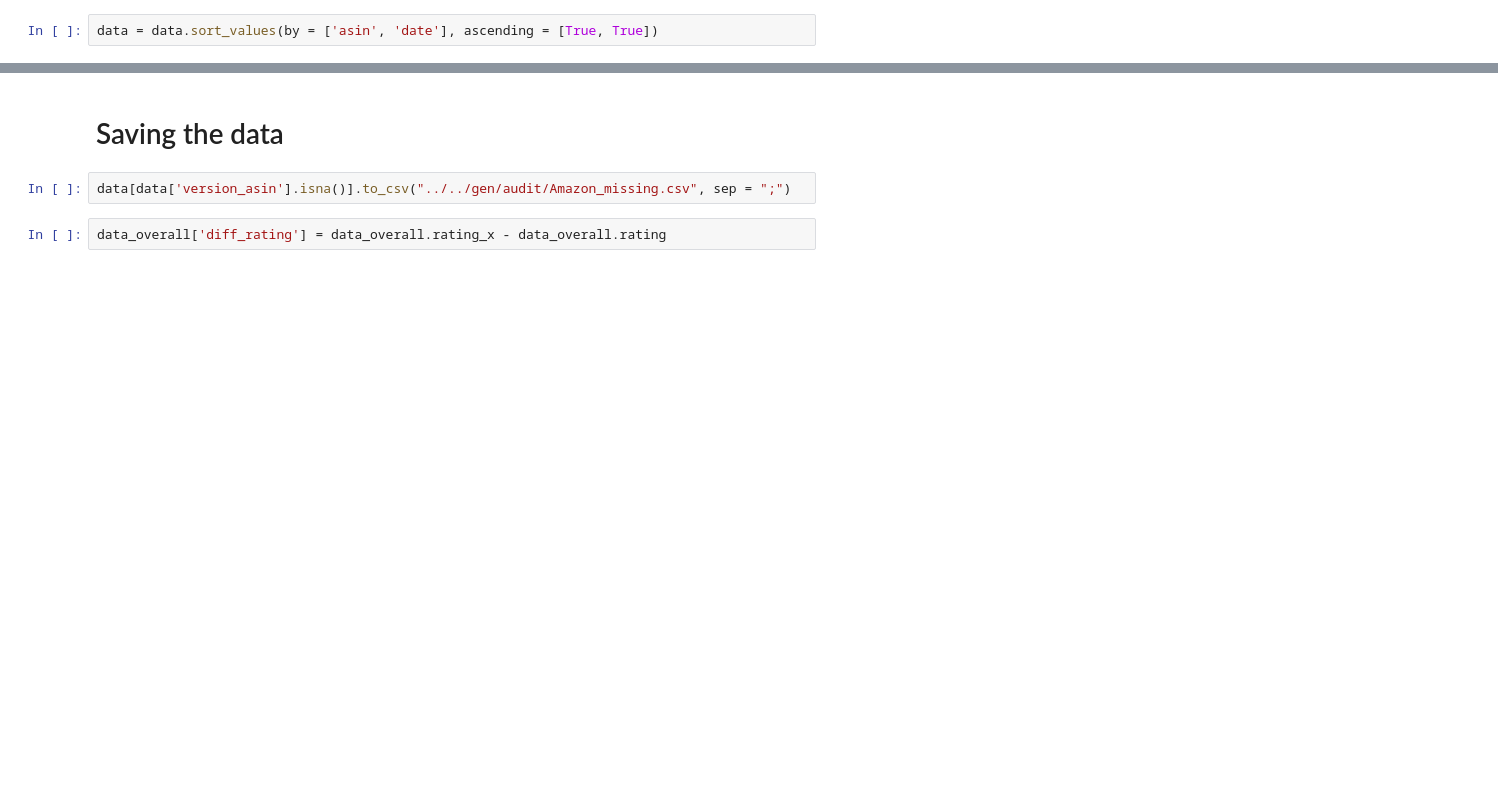
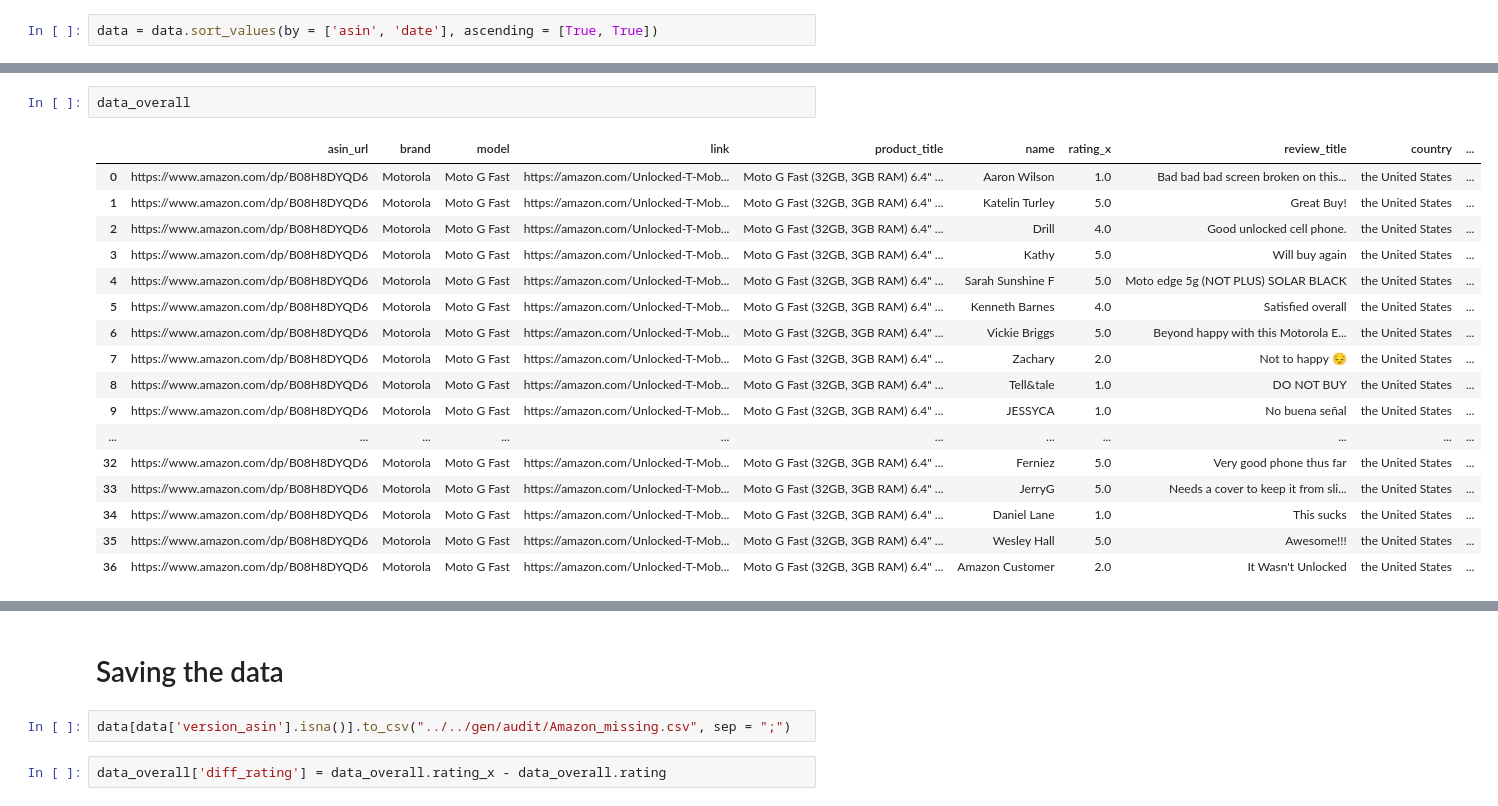
Before and after one commit to janvanderdoe/amazon_nfu, a Jupyter notebook: src/data-preparation/amazon_cleaning.ipynb, the cells around one changed output, grey strips where cells are left out. Cells and saved outputs as stored; diff of their text form; blank space fills up the shorter version.

```diff
--- a/src/data-preparation/amazon_cleaning.ipynb
+++ b/src/data-preparation/amazon_cleaning.ipynb
@@ -640 +1134,21 @@ Index(['asin_url', 'brand', 'model', 'link', 'product_title', 'name',
       dtype='object')
+# %%
+data_overall
+# %% [output]
+|  | asin_url | brand | model | link | product_title | name | rating_x | review_title | country | ... |
+| 0 | https://www.amazon.com/dp/B08H8DYQD6 | Motorola | Moto G Fast | https://amazon.com/Unlocked-T-Mob... | Moto G Fast (32GB, 3GB RAM) 6.4" ... | Aaron Wilson | 1.0 | Bad bad bad screen broken on this... | the United States | ... |
+| 1 | https://www.amazon.com/dp/B08H8DYQD6 | Motorola | Moto G Fast | https://amazon.com/Unlocked-T-Mob... | Moto G Fast (32GB, 3GB RAM) 6.4" ... | Katelin Turley | 5.0 | Great Buy! | the United States | ... |
+| 2 | https://www.amazon.com/dp/B08H8DYQD6 | Motorola | Moto G Fast | https://amazon.com/Unlocked-T-Mob... | Moto G Fast (32GB, 3GB RAM) 6.4" ... | Drill | 4.0 | Good unlocked cell phone. | the United States | ... |
+| 3 | https://www.amazon.com/dp/B08H8DYQD6 | Motorola | Moto G Fast | https://amazon.com/Unlocked-T-Mob... | Moto G Fast (32GB, 3GB RAM) 6.4" ... | Kathy | 5.0 | Will buy again | the United States | ... |
+| 4 | https://www.amazon.com/dp/B08H8DYQD6 | Motorola | Moto G Fast | https://amazon.com/Unlocked-T-Mob... | Moto G Fast (32GB, 3GB RAM) 6.4" ... | Sarah Sunshine F | 5.0 | Moto edge 5g (NOT PLUS) SOLAR BLACK | the United States | ... |
+| 5 | https://www.amazon.com/dp/B08H8DYQD6 | Motorola | Moto G Fast | https://amazon.com/Unlocked-T-Mob... | Moto G Fast (32GB, 3GB RAM) 6.4" ... | Kenneth Barnes | 4.0 | Satisfied overall | the United States | ... |
+| 6 | https://www.amazon.com/dp/B08H8DYQD6 | Motorola | Moto G Fast | https://amazon.com/Unlocked-T-Mob... | Moto G Fast (32GB, 3GB RAM) 6.4" ... | Vickie Briggs | 5.0 | Beyond happy with this Motorola E... | the United States | ... |
+| 7 | https://www.amazon.com/dp/B08H8DYQD6 | Motorola | Moto G Fast | https://amazon.com/Unlocked-T-Mob... | Moto G Fast (32GB, 3GB RAM) 6.4" ... | Zachary | 2.0 | Not to happy 😔 | the United States | ... |
+| 8 | https://www.amazon.com/dp/B08H8DYQD6 | Motorola | Moto G Fast | https://amazon.com/Unlocked-T-Mob... | Moto G Fast (32GB, 3GB RAM) 6.4" ... | Tell&tale | 1.0 | DO NOT BUY | the United States | ... |
+| 9 | https://www.amazon.com/dp/B08H8DYQD6 | Motorola | Moto G Fast | https://amazon.com/Unlocked-T-Mob... | Moto G Fast (32GB, 3GB RAM) 6.4" ... | JESSYCA | 1.0 | No buena señal | the United States | ... |
+| ... | ... | ... | ... | ... | ... | ... | ... | ... | ... | ... |
+| 32 | https://www.amazon.com/dp/B08H8DYQD6 | Motorola | Moto G Fast | https://amazon.com/Unlocked-T-Mob... | Moto G Fast (32GB, 3GB RAM) 6.4" ... | Ferniez | 5.0 | Very good phone thus far | the United States | ... |
+| 33 | https://www.amazon.com/dp/B08H8DYQD6 | Motorola | Moto G Fast | https://amazon.com/Unlocked-T-Mob... | Moto G Fast (32GB, 3GB RAM) 6.4" ... | JerryG | 5.0 | Needs a cover to keep it from sli... | the United States | ... |
+| 34 | https://www.amazon.com/dp/B08H8DYQD6 | Motorola | Moto G Fast | https://amazon.com/Unlocked-T-Mob... | Moto G Fast (32GB, 3GB RAM) 6.4" ... | Daniel Lane | 1.0 | This sucks | the United States | ... |
+| 35 | https://www.amazon.com/dp/B08H8DYQD6 | Motorola | Moto G Fast | https://amazon.com/Unlocked-T-Mob... | Moto G Fast (32GB, 3GB RAM) 6.4" ... | Wesley Hall | 5.0 | Awesome!!! | the United States | ... |
+| 36 | https://www.amazon.com/dp/B08H8DYQD6 | Motorola | Moto G Fast | https://amazon.com/Unlocked-T-Mob... | Moto G Fast (32GB, 3GB RAM) 6.4" ... | Amazon Customer | 2.0 | It Wasn't Unlocked | the United States | ... |
```
Also changed, not shown: parts of 86 cells of this notebook, 3 other files.
